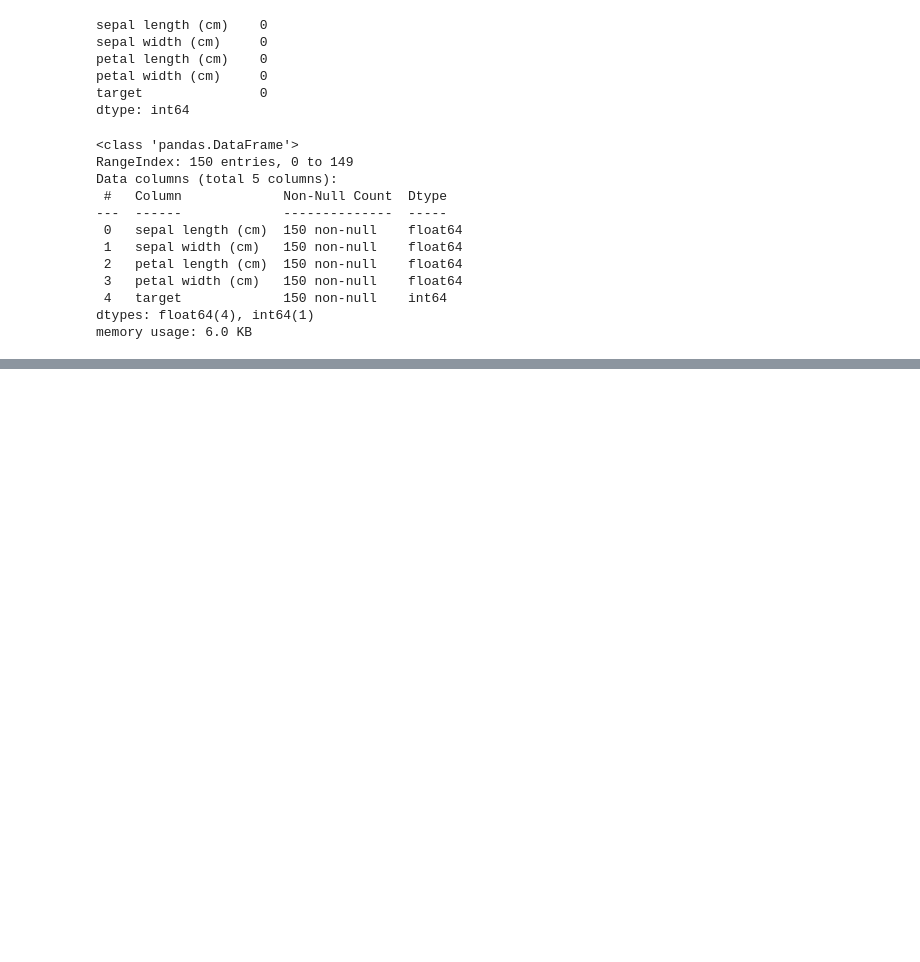
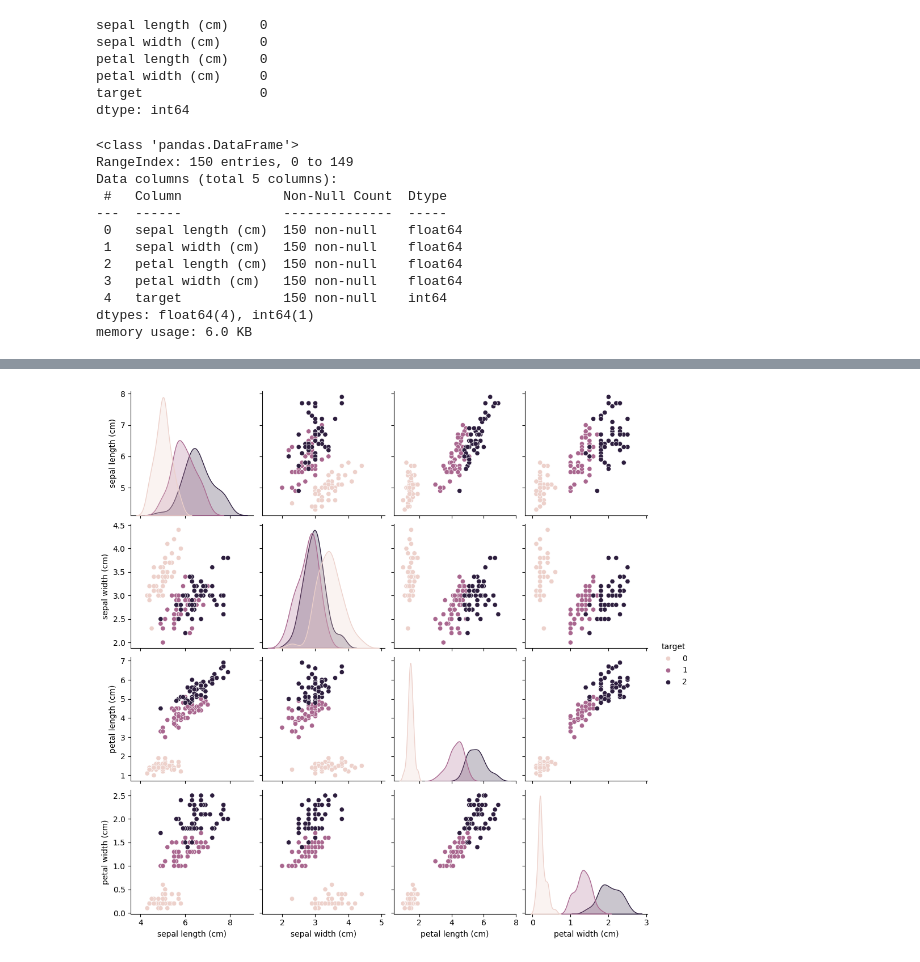
Before and after one commit to yashpandey474/Nvidia-Fundamentals-of-ML-Course, a Jupyter notebook: classification.ipynb, the cells around one changed output, grey strips where cells are left out. Cells and saved outputs as stored; diff of their text form; code cells hidden in the pictures; blank space fills up the shorter version.

```diff
--- a/classification.ipynb
+++ b/classification.ipynb
@@ -77,0 +106,5 @@ memory usage: 6.0 KB
+# %%
+sns.pairplot(data, hue='target')
+plt.show()
+# %% [output]
+[figure, added]
```
Also changed, not shown: parts of 3 cells of this notebook.
